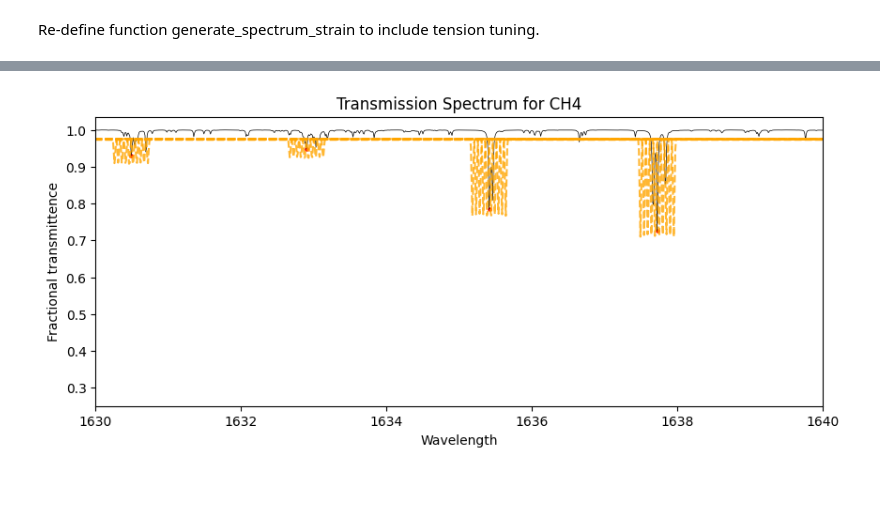
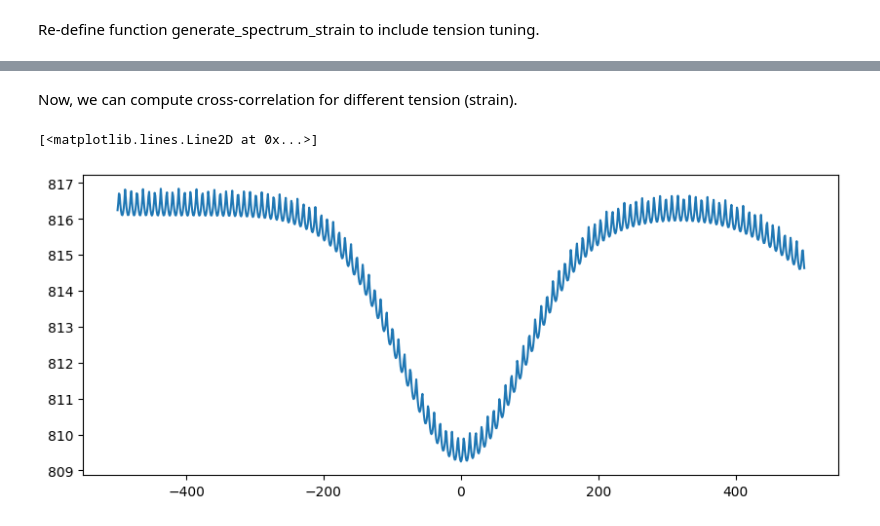
Before and after one commit to SAIL-Labs/FBG-Sensor, a Jupyter notebook: code/demos/tension_CH4.ipynb, the cells around one changed output, grey strips where cells are left out. Cells and saved outputs as stored; diff of their text form; code cells hidden in the pictures; blank space fills up the shorter version.

Commit message:
cross_correlation signal added

```diff
--- a/code/demos/tension_CH4.ipynb
+++ b/code/demos/tension_CH4.ipynb
@@ -136,28 +132,41 @@ plt.show()
 # %%
-step = 10
-strain = np.linspace(-200, 200, step)
+step = 1001
+strain = np.linspace(-500, 500, step)
 j = 0
-wavelength_gauss = np.zeros((10000,step))
-trans_gauss = np.zeros((10000,step))
+wavelength_gauss = np.zeros((len(index),step))
+trans_gauss = np.zeros((len(index),step))
 
 for i in strain:
-    wavelength_gauss[:,j], trans_gauss[:,j] = generate_spectrum_strain(subset, peaks, i, n=10000, sigma=1e-2, type='Gaussian')
+    wavelength_gauss[:,j], trans_gauss[:,j] = generate_spectrum_strain(subset, peaks, i, n=len(index), sigma=1e-1, type='Gaussian')
     j = j + 1
 
-plt.figure(figsize=(10,4))
-plt.plot(subset[:, 0], subset[:,1], color='black', linewidth=0.5, label='Original transmission spectrum')
-plt.scatter(subset[peaks, 0], subset[peaks, 1], color='red', s=5)
-j=0.0
-for j in range(step):
-    plt.plot(wavelength_gauss[:,j], trans_gauss[:,j], color='orange', linestyle='dashed', alpha=0.8, label='Gaussian model')
+# plt.figure(figsize=(10,4))
+# plt.plot(subset[:, 0], subset[:,1], color='black', linewidth=0.5, label='Original transmission spectrum')
+# plt.scatter(subset[peaks, 0], subset[peaks, 1], color='red', s=5)
+# j=0
+# for j in range(step):
+#     plt.plot(wavelength_gauss[:,j], trans_gauss[:,j], color='orange', linestyle='dashed', alpha=0.8, label='Gaussian model')
 
-plt.xlabel('Wavelength')
-plt.ylabel('Fractional transmittence')
-plt.title('Transmission Spectrum for CH4')
-# plt.legend()
+# plt.xlabel('Wavelength')
+# plt.ylabel('Fractional transmittence')
+# plt.title('Transmission Spectrum for CH4')
 
-plt.xlim((1630.0,1640.0))
 
-plt.show()
+# plt.xlim((1650.0,1652.0))
+
+# plt.show()
-# %% [output]
-[figure, removed]
+# %% [markdown]
+Now, we can compute cross-correlation for different tension (strain).
+# %%
+corss_correlation = np.zeros((step,1))
+
+j=0
+for j in range(step):
+    corss_correlation[j,:] = np.sum(np.multiply((1-trans_gauss[:,j]), subset[:,1]))
+
+
+plt.figure(figsize=(10,4))
+plt.plot(strain, corss_correlation)
+# %% [output]
+[<matplotlib.lines.Line2D at 0x...>]
+[figure, added]
```
Also changed, not shown: parts of 5 cells of this notebook.
